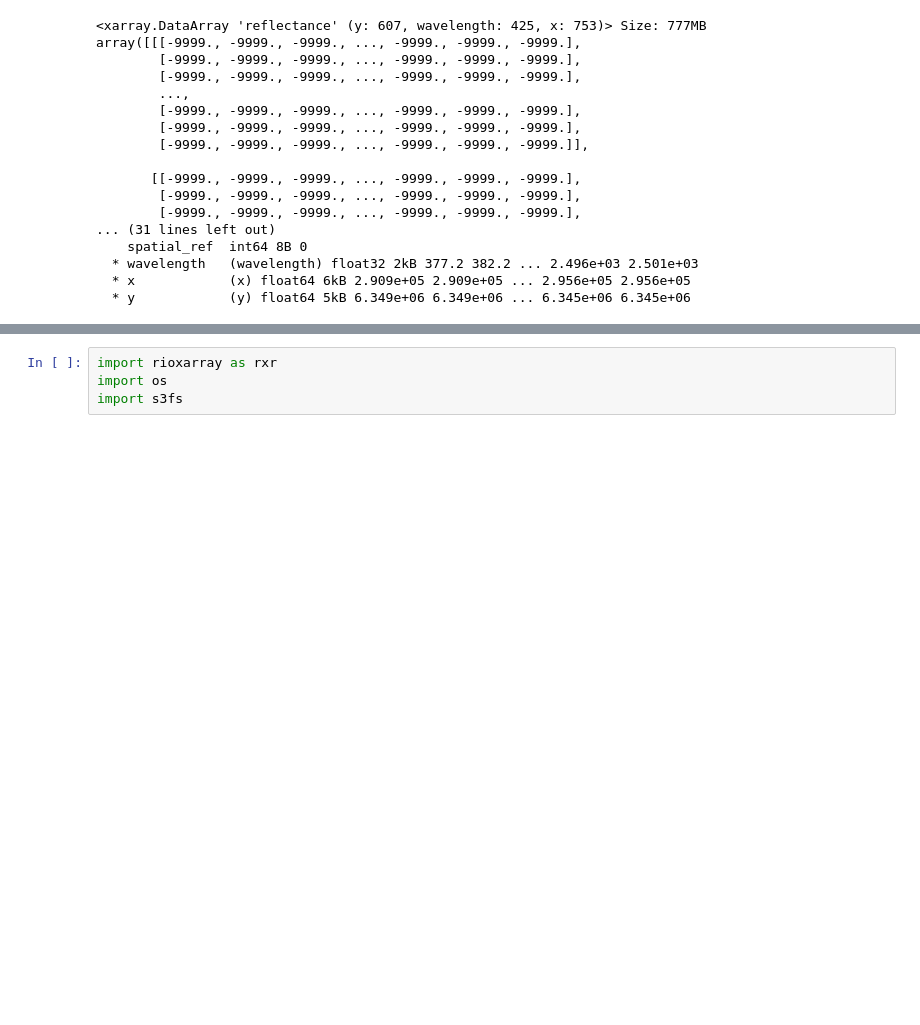
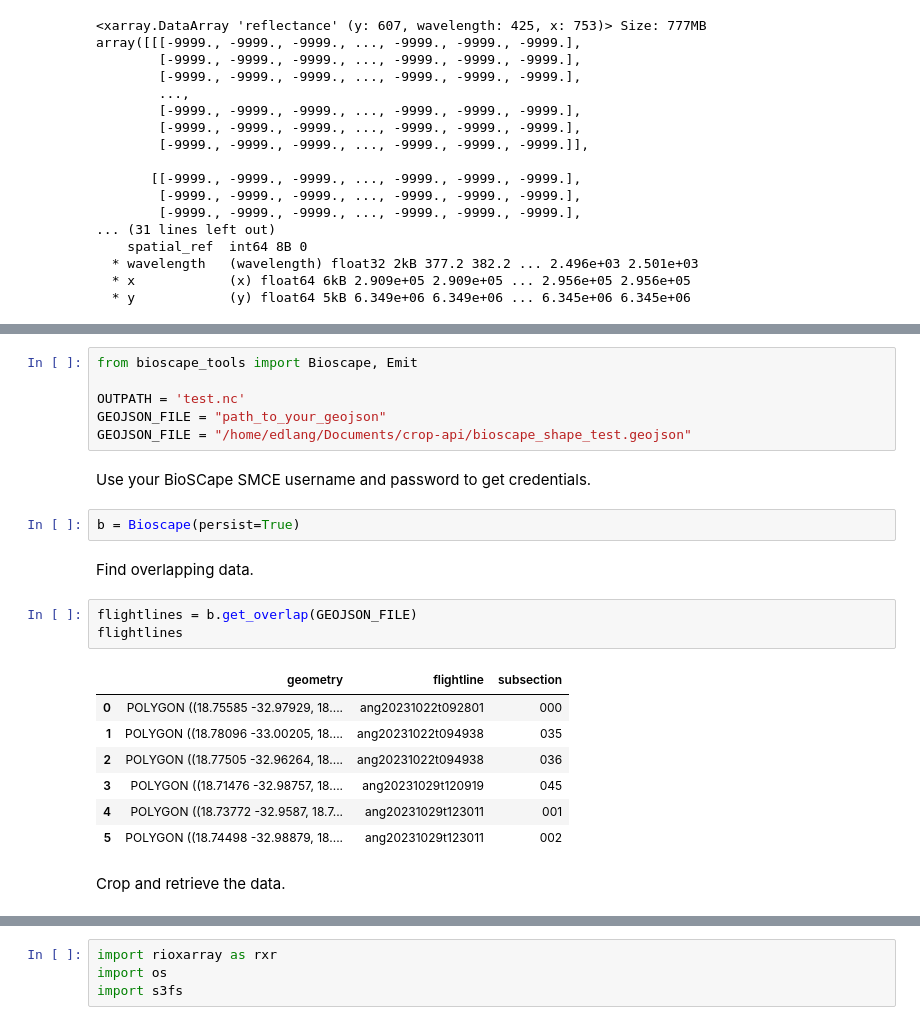
Before and after one commit to BioSCape-io/BioSCape-SMCE-User-Guide, a Jupyter notebook: docs/source/notebooks/data_access.ipynb, the cells around one changed output, grey strips where cells are left out. Saved outputs shown, nothing was run; the diff lists cells and outputs as text; blank space fills up the shorter version.

Commit message:
Added docs for bioscape_tools and cropping web application.

```diff
--- a/docs/source/notebooks/data_access.ipynb
+++ b/docs/source/notebooks/data_access.ipynb
@@ -197,0 +145,25 @@ with open(OUTPUT_FILE, 'wb') as f:
+# %%
+from bioscape_tools import Bioscape, Emit
+
+OUTPATH = 'test.nc'
+GEOJSON_FILE = "path_to_your_geojson"
+GEOJSON_FILE = "/home/edlang/Documents/crop-api/bioscape_shape_test.geojson"
+# %% [markdown]
+Use your BioSCape SMCE username and password to get credentials.
+# %%
+b = Bioscape(persist=True)
+# %% [markdown]
+Find overlapping data.
+# %%
+flightlines = b.get_overlap(GEOJSON_FILE)
+flightlines
+# %% [output]
+|  | geometry | flightline | subsection |
+| 0 | POLYGON ((18.75585 -32.97929, 18.... | ang20231022t092801 | 000 |
+| 1 | POLYGON ((18.78096 -33.00205, 18.... | ang20231022t094938 | 035 |
+| 2 | POLYGON ((18.77505 -32.96264, 18.... | ang20231022t094938 | 036 |
+| 3 | POLYGON ((18.71476 -32.98757, 18.... | ang20231029t120919 | 045 |
+| 4 | POLYGON ((18.73772 -32.9587, 18.7... | ang20231029t123011 | 001 |
+| 5 | POLYGON ((18.74498 -32.98879, 18.... | ang20231029t123011 | 002 |
+# %% [markdown]
+Crop and retrieve the data.
```
Also changed, not shown: parts of 26 cells of this notebook, 7 other files.
